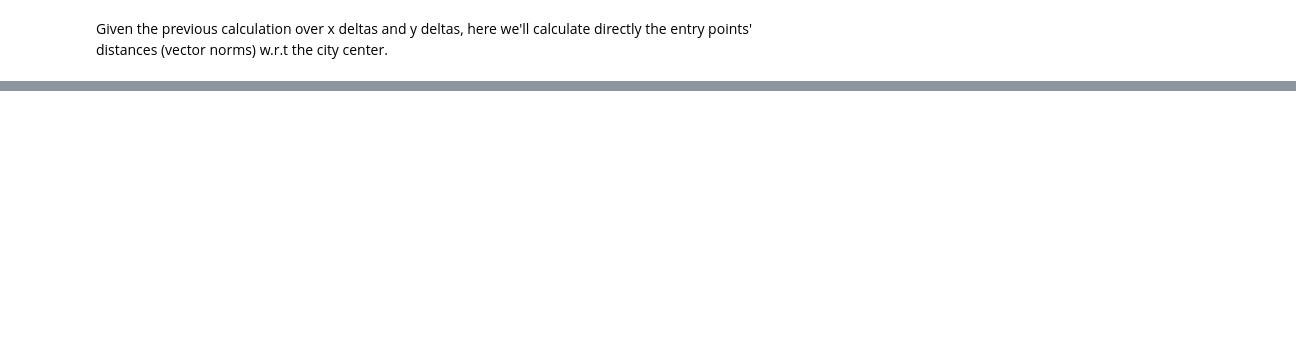
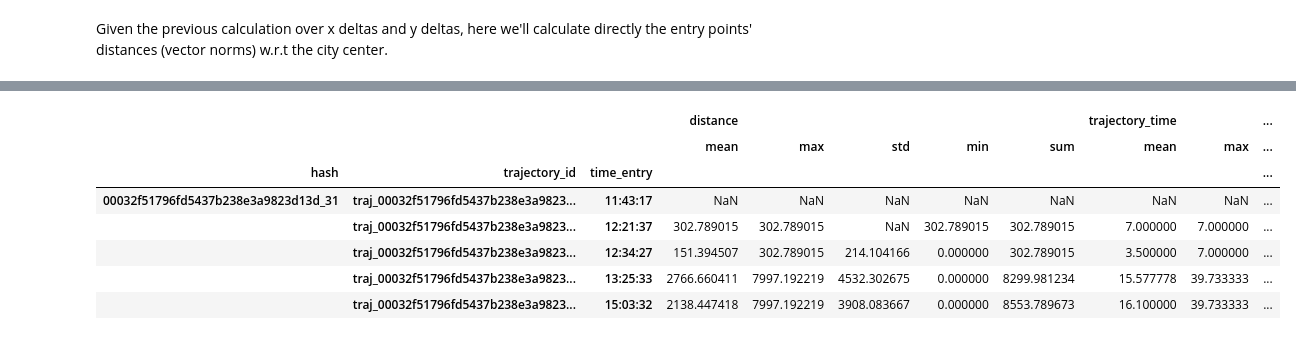
Before and after one commit to jcezarms/ey-nextwave-competition, a Jupyter notebook: notebooks/julio-00.exploratory-data-analysis.ipynb, the cells around one changed output, grey strips where cells are left out. Saved outputs shown, nothing was run; the diff lists cells and outputs as text; code cells hidden in the pictures; blank space fills up the shorter version.

```diff
--- a/notebooks/julio-00.exploratory-data-analysis.ipynb
+++ b/notebooks/julio-00.exploratory-data-analysis.ipynb
@@ -600,6 +633,25 @@ test['distance'] = euclidian_distance(test.x_entry.values, test.y_entry.values,
 test['timedelta_in_minutes'] = (test.time_exit - test.time_entry) / np.timedelta64(1, 'm')
 test['last_timedelta_in_minutes'] = test['timedelta_in_minutes'].shift(1)
 test['last_distance'] = test.distance.shift(1)
-test['distance_from_center'] = np.sqrt(((test.x_entry.values-x_center)**2) + ((test.y_entry.values-y_center)**2))
+test['distance_from_center'] = np.sqrt(((test.x_entry.values-center['x_middle'])**2) +
+                                       ((test.y_entry.values-center['y_middle'])**2))
 
 test['trajectory_time'] = (test.time_exit - test.time_entry) / np.timedelta64(1, 'm')
+# %%
+distance_timetrajectory_features = (test
+                                    .groupby(['hash', 'trajectory_id', 'time_entry'])
+                                        [['distance', 'trajectory_time', 'x_center_delta', 'y_center_delta']]
+                                    .mean()
+                                    .shift(1)
+                                    .rolling(5, min_periods=1)
+                                    .agg(['mean', 'max', 'std', 'min', 'sum']))
+distance_timetrajectory_features.head(5)
+# %% [output]
+|  |  |  | distance |  |  |  |  | trajectory_time |  | ... |
+|  |  |  | mean | max | std | min | sum | mean | max | ... |
+| hash | trajectory_id | time_entry |  |  |  |  |  |  |  | ... |
+| 00032f51796fd5437b238e3a9823d13d_31 | traj_00032f51796fd5437b238e3a9823... | 11:43:17 | NaN | NaN | NaN | NaN | NaN | NaN | NaN | ... |
+|  | traj_00032f51796fd5437b238e3a9823... | 12:21:37 | 302.789015 | 302.789015 | NaN | 302.789015 | 302.789015 | 7.000000 | 7.000000 | ... |
+|  | traj_00032f51796fd5437b238e3a9823... | 12:34:27 | 151.394507 | 302.789015 | 214.104166 | 0.000000 | 302.789015 | 3.500000 | 7.000000 | ... |
+|  | traj_00032f51796fd5437b238e3a9823... | 13:25:33 | 2766.660411 | 7997.192219 | 4532.302675 | 0.000000 | 8299.981234 | 15.577778 | 39.733333 | ... |
+|  | traj_00032f51796fd5437b238e3a9823... | 15:03:32 | 2138.447418 | 7997.192219 | 3908.083667 | 0.000000 | 8553.789673 | 16.100000 | 39.733333 | ... |
```
Also changed, not shown: parts of 24 cells of this notebook.
